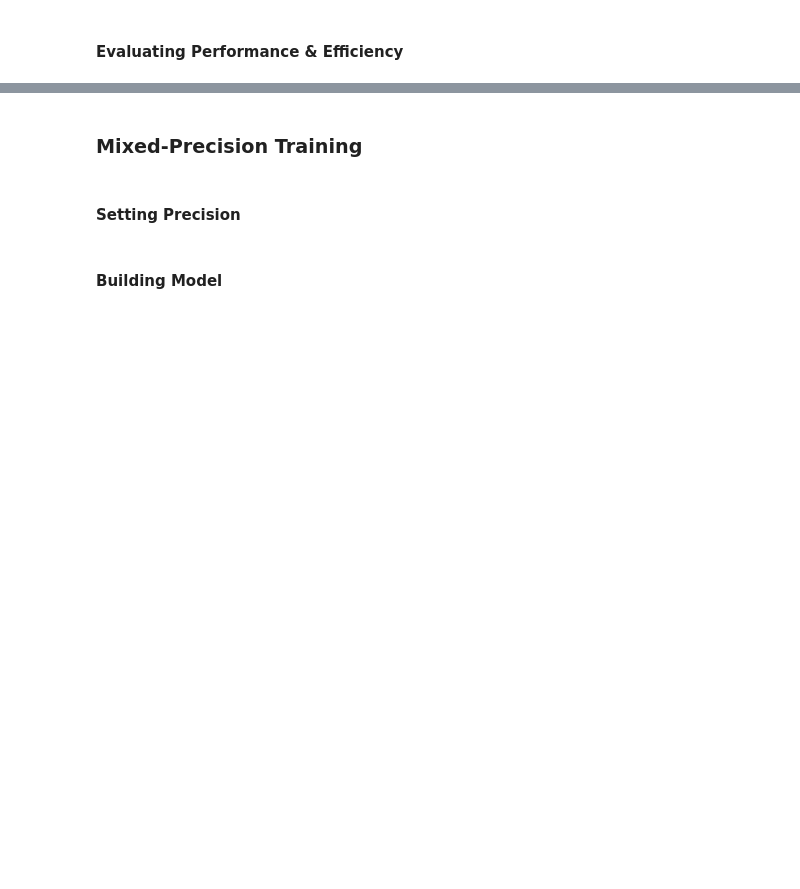
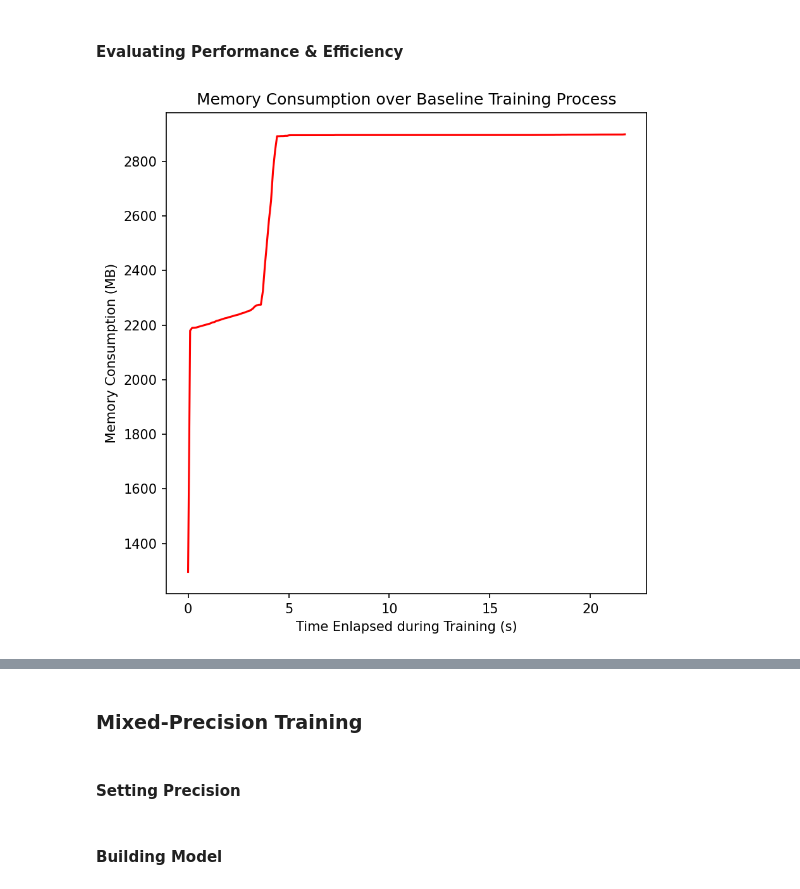
Before and after one commit to gittmp/efficient-deep-learning, a Jupyter notebook: Program/risk-forecasting.ipynb, the cells around one changed output, grey strips where cells are left out. Drawn from its saved outputs; the diff is of its cells as text; code cells hidden in the pictures; blank space fills up the shorter version.

```diff
--- a/Program/risk-forecasting.ipynb
+++ b/Program/risk-forecasting.ipynb
@@ -450,6 +490,21 @@ if BASELINE:
 if BASELINE and TIME_PROFILING:
     print("Profiling the baseline model's training process (Time in microseconds):", end='\n\n')
     baseline_profiler.print_stats()
+# %%
+if BASELINE and MEMORY_PROFILING:
+    # plot memory usage over the training process
+    fig, ax = plt.subplots(figsize=(6, 6), dpi=150)
+
+    x_axis_values = np.linspace(0, 0.1 * len(baseline_memory), len(baseline_memory))
+    ax.plot(x_axis_values, baseline_memory, color='r', label="Training")
+    ax.set_xlabel('Time Enlapsed during Training (s)')
+    ax.set_ylabel('Memory Consumption (MB)')
+    ax.set_title('Memory Consumption over Baseline Training Process')
+
+    plt.tight_layout()
+    plt.show()
+# %% [output]
+[figure, added]
 # %%
 if BASELINE:
     # training loss plots
```
Also changed, not shown: parts of 18 cells of this notebook, 2 other files.
